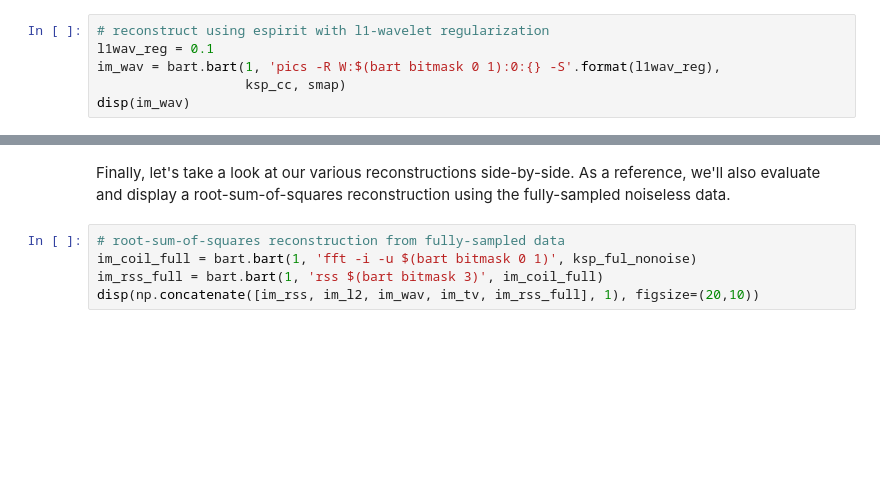
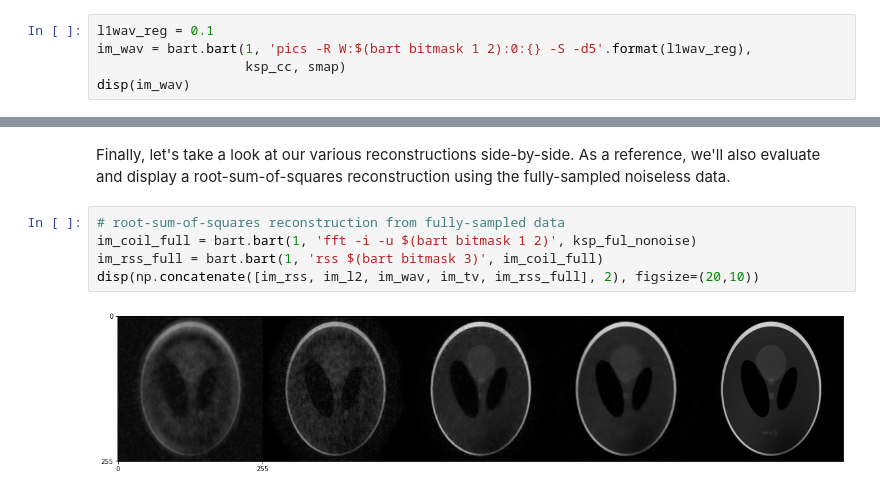
Before and after one commit to gopal-nataraj/bart-webinars, a Jupyter notebook: webinar4/demo.ipynb, the cells around one changed output, grey strips where cells are left out. Cells and saved outputs as stored; diff of their text form; blank space fills up the shorter version.

```diff
--- a/webinar4/demo.ipynb
+++ b/webinar4/demo.ipynb
@@ -158,7 +160,6 @@ Second, let's run `pics` using $\ell_1$-norm regularization in a wavelet domain,
 # %%
-# reconstruct using espirit with l1-wavelet regularization
 l1wav_reg = 0.1
-im_wav = bart.bart(1, 'pics -R W:$(bart bitmask 0 1):0:{} -S'.format(l1wav_reg),
+im_wav = bart.bart(1, 'pics -R W:$(bart bitmask 1 2):0:{} -S -d5'.format(l1wav_reg),
                    ksp_cc, smap)
 disp(im_wav)
 # %% [output]
@@ -177,6 +177,8 @@ NameError: name 'tv_reg' is not defined
 Finally, let's take a look at our various reconstructions side-by-side. As a reference, we'll also evaluate and display a root-sum-of-squares reconstruction using the fully-sampled noiseless data.
 # %%
 # root-sum-of-squares reconstruction from fully-sampled data
-im_coil_full = bart.bart(1, 'fft -i -u $(bart bitmask 0 1)', ksp_ful_nonoise)
+im_coil_full = bart.bart(1, 'fft -i -u $(bart bitmask 1 2)', ksp_ful_nonoise)
 im_rss_full = bart.bart(1, 'rss $(bart bitmask 3)', im_coil_full)
-disp(np.concatenate([im_rss, im_l2, im_wav, im_tv, im_rss_full], 1), figsize=(20,10))
+disp(np.concatenate([im_rss, im_l2, im_wav, im_tv, im_rss_full], 2), figsize=(20,10))
+# %% [output]
+[figure, added]
```
Also changed, not shown: parts of 21 cells of this notebook.
